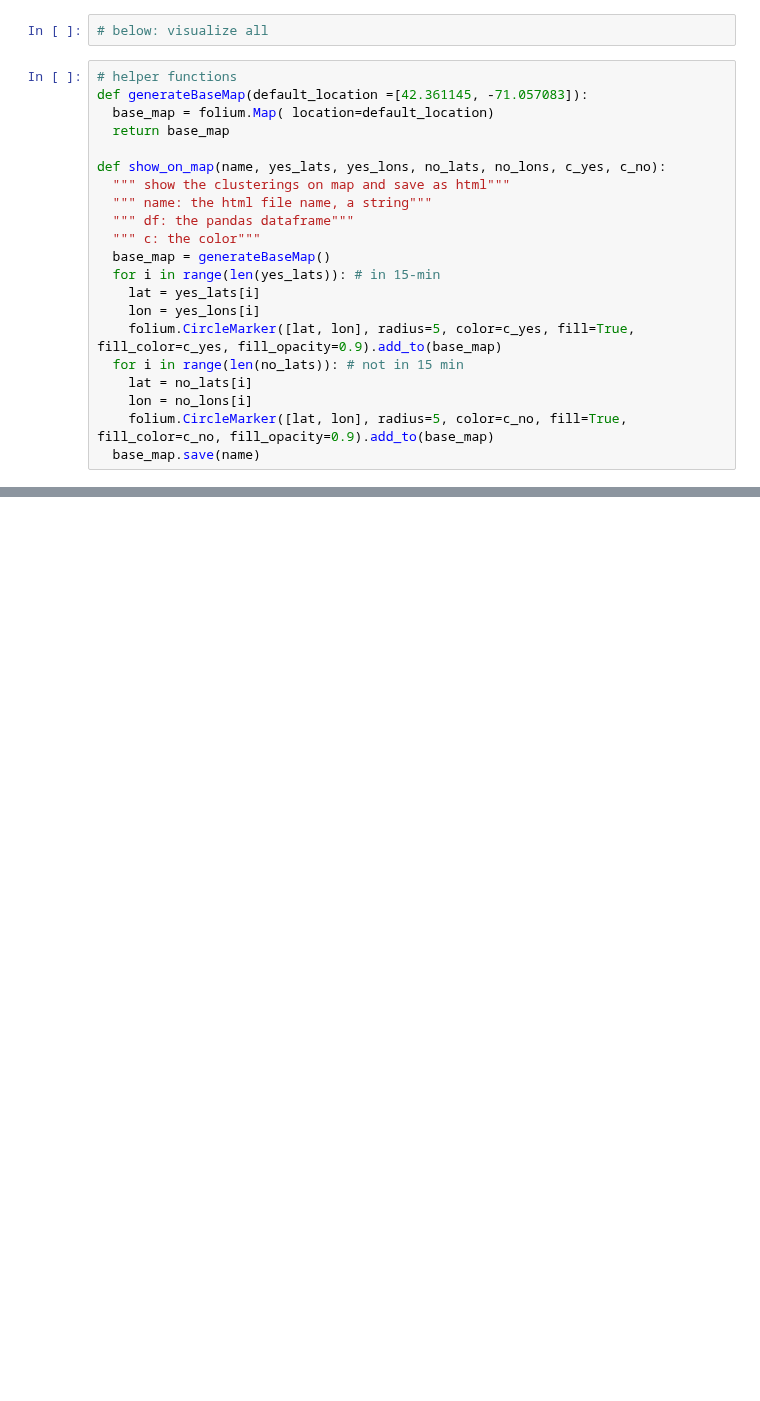
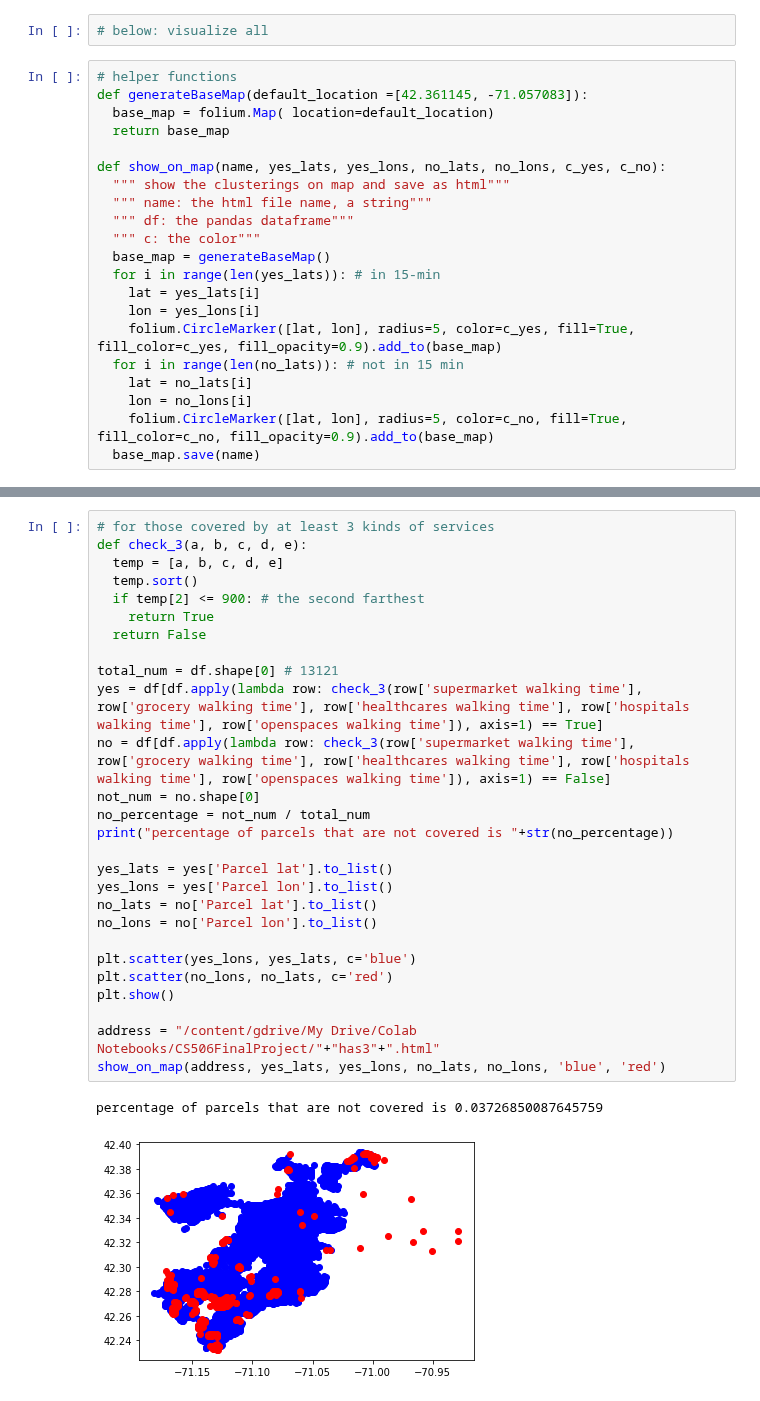
Before and after one commit to BU-Spark/CS506Spring2021Repository, a Jupyter notebook: City_of_Boston_15min_city_Team1_spring2021/jupter_notebooks/distance_matrix/CS506DATA_View_DMA.ipynb, the cells around one changed output, grey strips where cells are left out. Saved outputs shown, nothing was run; the diff lists cells and outputs as text; blank space fills up the shorter version.

```diff
--- a/City_of_Boston_15min_city_Team1_spring2021/jupter_notebooks/distance_matrix/CS506DATA_View_DMA.ipynb
+++ b/City_of_Boston_15min_city_Team1_spring2021/jupter_notebooks/distance_matrix/CS506DATA_View_DMA.ipynb
@@ -111,0 +170,30 @@ percentage of parcels that are not covered is 0.03909762975382974
+# %%
+# for those covered by at least 3 kinds of services
+def check_3(a, b, c, d, e):
+  temp = [a, b, c, d, e]
+  temp.sort()
+  if temp[2] <= 900: # the second farthest
+    return True
+  return False
+
+total_num = df.shape[0] # 13121
+yes = df[df.apply(lambda row: check_3(row['supermarket walking time'], row['grocery walking time'], row['healthcares walking time'], row['hospitals walking time'], row['openspaces walking time']), axis=1) == True]
+no = df[df.apply(lambda row: check_3(row['supermarket walking time'], row['grocery walking time'], row['healthcares walking time'], row['hospitals walking time'], row['openspaces walking time']), axis=1) == False]
+not_num = no.shape[0]
+no_percentage = not_num / total_num
+print("percentage of parcels that are not covered is "+str(no_percentage))
+
+yes_lats = yes['Parcel lat'].to_list()
+yes_lons = yes['Parcel lon'].to_list()
+no_lats = no['Parcel lat'].to_list()
+no_lons = no['Parcel lon'].to_list()
+
+plt.scatter(yes_lons, yes_lats, c='blue')
+plt.scatter(no_lons, no_lats, c='red')
+plt.show()
+
+address = "/content/gdrive/My Drive/Colab Notebooks/CS506FinalProject/"+"has3"+".html"
+show_on_map(address, yes_lats, yes_lons, no_lats, no_lons, 'blue', 'red')
+# %% [output]
+percentage of parcels that are not covered is 0.03726850087645759
+[figure, added]
```
Also changed, not shown: parts of 9 cells of this notebook, 19 other files.
